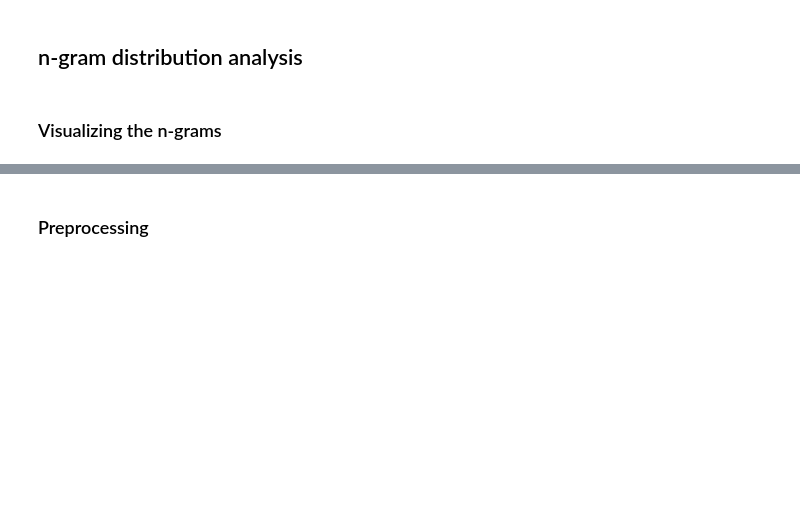
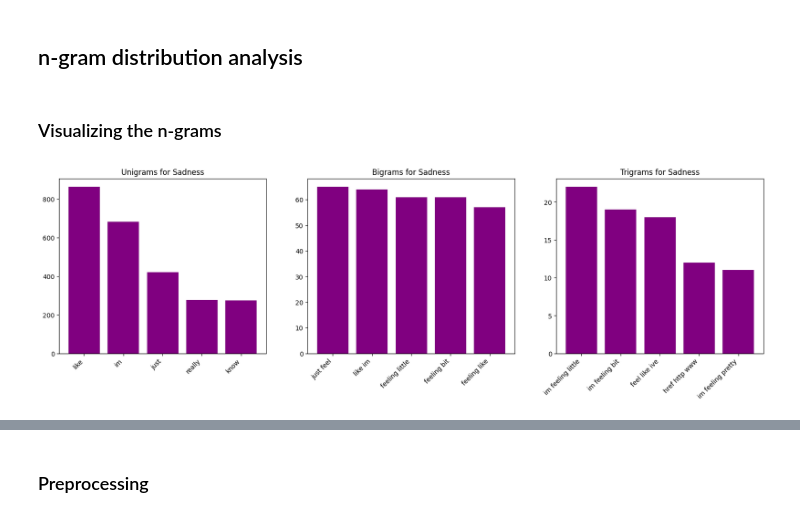
Before and after one commit to jantiegges/Emotion-Classification-from-Text, a Jupyter notebook: data_analysis.ipynb, the cells around one changed output, grey strips where cells are left out. Saved outputs shown, nothing was run; the diff lists cells and outputs as text; code cells hidden in the pictures; blank space fills up the shorter version.

Commit message:
ngram plots

```diff
--- a/data_analysis.ipynb
+++ b/data_analysis.ipynb
@@ -144,3 +144,26 @@ fear_trigrams= get_top_n_gram(fear.values,(3,3),7)[2:]
 surprise_trigrams= get_top_n_gram(surprise.values,(3,3),7)[2:]
 # %% [markdown]
 ### Visualizing the n-grams
+# %%
+# Function to create a subplot for n-grams with consistent color
+def plot_n_grams(subplot, top_n_grams, title, emotion, color):
+    words, freqs = zip(*top_n_grams)
+    subplot.bar(words, freqs, color=color)
+    subplot.set_title(f'{title} for {emotion.capitalize()}')
+    subplot.set_xticklabels(words, rotation=45, ha='right')
+# %%
+# Sadness n-grams
+consistent_color = 'purple'
+
+# Prepare figure for subplots
+fig, axs = plt.subplots(1, 3, figsize=(20, 5))
+
+# Plotting the n-grams
+plot_n_grams(axs[0], sad_unigrams, 'Unigrams', 'sadness', consistent_color)
+plot_n_grams(axs[1], sad_bigrams, 'Bigrams', 'sadness', consistent_color)
+plot_n_grams(axs[2], sad_trigrams, 'Trigrams', 'sadness', consistent_color)
+
+# Show the plot
+plt.show()
+# %% [output]
+[figure, added]
```
Also changed, not shown: parts of 6 cells of this notebook.
